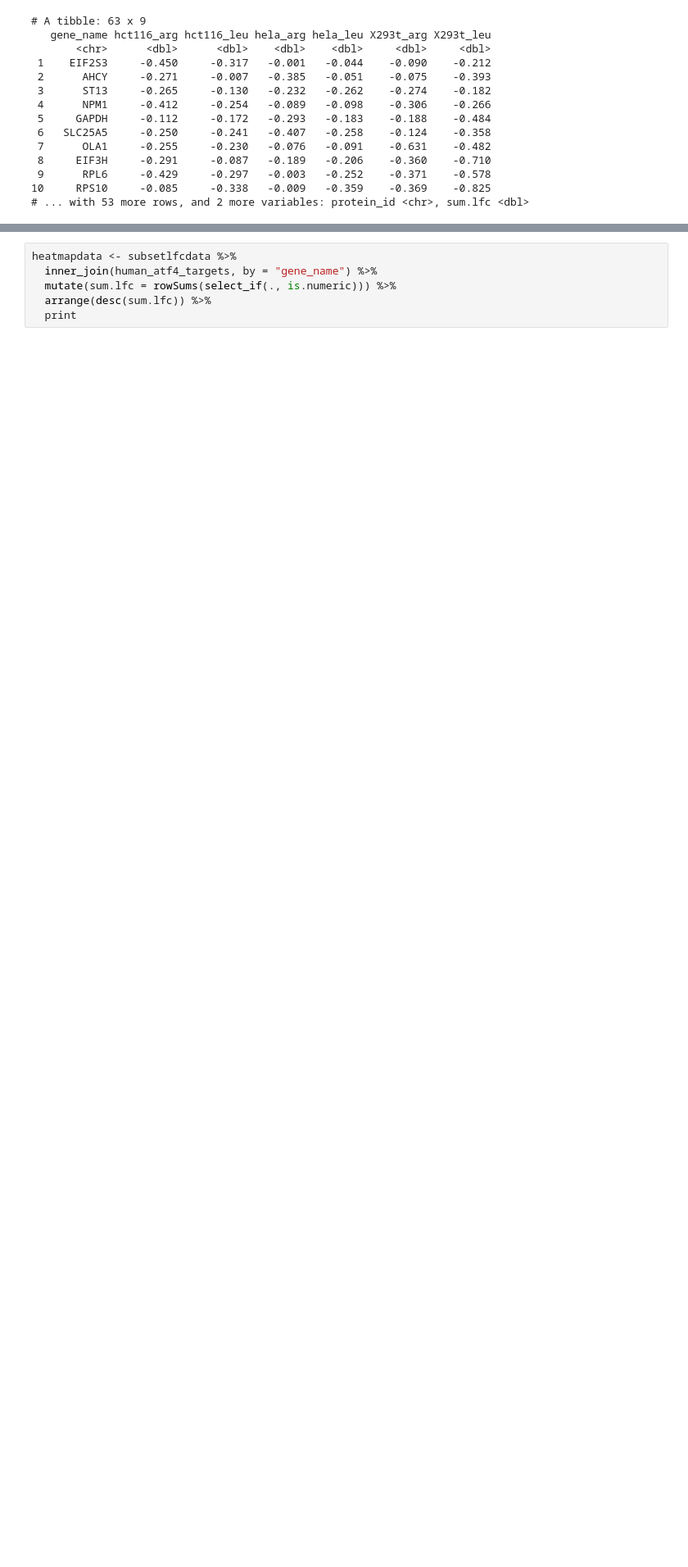
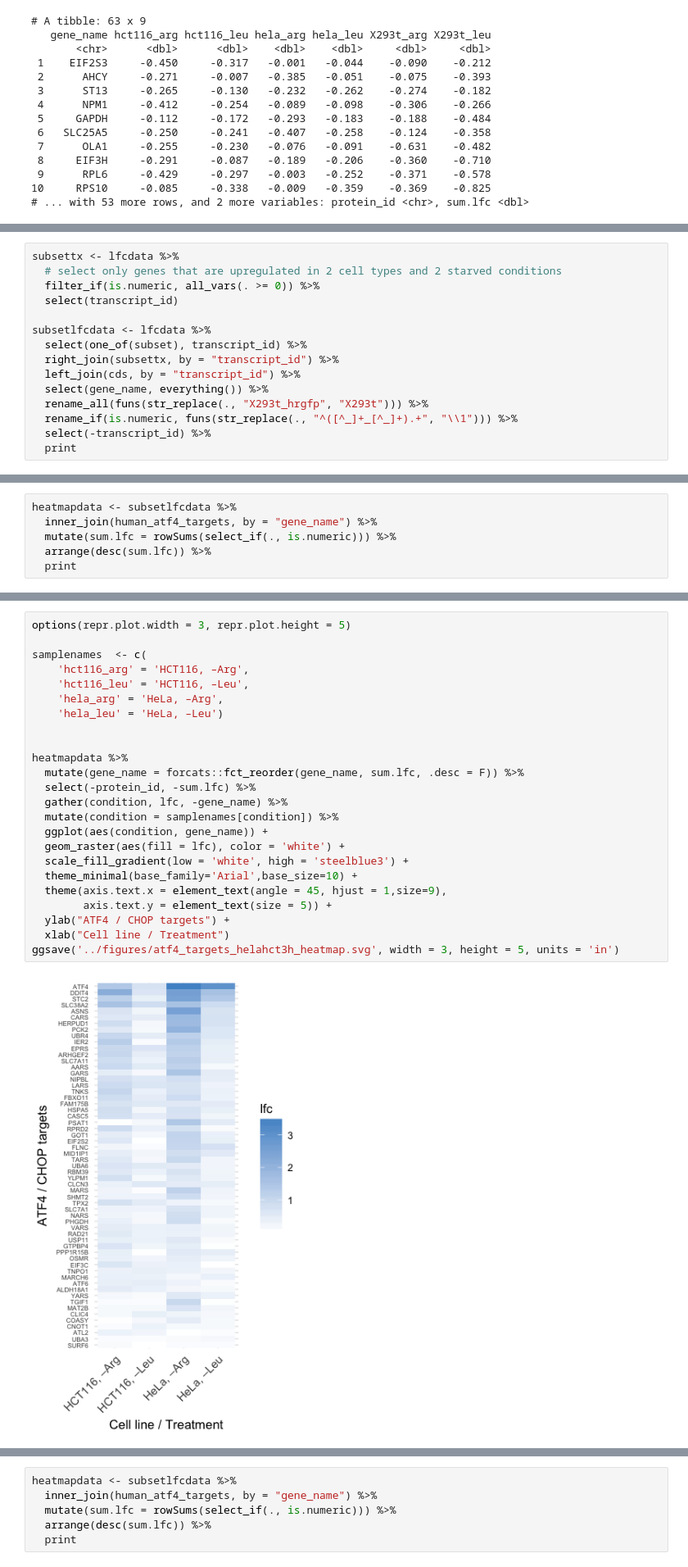
Before and after one commit to adarnell/2017_adarnell_riboseq_Rpipeline_test, a Jupyter notebook: scripts/gene_fold_change_plots.ipynb, the cells around one changed output, grey strips where cells are left out. Shown at 82% size. Cells and saved outputs as stored; diff of their text form; blank space fills up the shorter version.

Commit message:
plotted fold changes in mtor/gcn2 targets in mtor perturb expt data

```diff
--- a/scripts/gene_fold_change_plots.ipynb
+++ b/scripts/gene_fold_change_plots.ipynb
@@ -742,0 +790,15 @@ ggsave('../figures/mtorc1_hsiehtargets_all3celllines3h_heatmap.svg', width = 3,
+# %%
+subsettx <- lfcdata %>%
+  # select only genes that are upregulated in 2 cell types and 2 starved conditions
+  filter_if(is.numeric, all_vars(. >= 0)) %>%
+  select(transcript_id)
+
+subsetlfcdata <- lfcdata %>%
+  select(one_of(subset), transcript_id) %>%
+  right_join(subsettx, by = "transcript_id") %>%
+  left_join(cds, by = "transcript_id") %>%
+  select(gene_name, everything()) %>%
+  rename_all(funs(str_replace(., "X293t_hrgfp", "X293t"))) %>%
+  rename_if(is.numeric, funs(str_replace(., "^([^_]+_[^_]+).+", "\\1"))) %>%
+  select(-transcript_id) %>%
+  print
@@ -742,0 +820,6 @@ ggsave('../figures/mtorc1_hsiehtargets_all3celllines3h_heatmap.svg', width = 3,
+# %%
+heatmapdata <- subsetlfcdata %>%
+  inner_join(human_atf4_targets, by = "gene_name") %>%
+  mutate(sum.lfc = rowSums(select_if(., is.numeric))) %>%
+  arrange(desc(sum.lfc)) %>%
+  print
@@ -742,0 +841,26 @@ ggsave('../figures/mtorc1_hsiehtargets_all3celllines3h_heatmap.svg', width = 3,
+# %%
+options(repr.plot.width = 3, repr.plot.height = 5)
+
+samplenames  <- c(
+    'hct116_arg' = 'HCT116, –Arg',
+    'hct116_leu' = 'HCT116, –Leu',
+    'hela_arg' = 'HeLa, –Arg',
+    'hela_leu' = 'HeLa, –Leu')
+
+
+heatmapdata %>%
+  mutate(gene_name = forcats::fct_reorder(gene_name, sum.lfc, .desc = F)) %>%
+  select(-protein_id, -sum.lfc) %>%
+  gather(condition, lfc, -gene_name) %>%
+  mutate(condition = samplenames[condition]) %>%
+  ggplot(aes(condition, gene_name)) +
+  geom_raster(aes(fill = lfc), color = 'white') +
+  scale_fill_gradient(low = 'white', high = 'steelblue3') +
+  theme_minimal(base_family='Arial',base_size=10) +
+  theme(axis.text.x = element_text(angle = 45, hjust = 1,size=9),
+        axis.text.y = element_text(size = 5)) +
+  ylab("ATF4 / CHOP targets") +
+  xlab("Cell line / Treatment")
+ggsave('../figures/atf4_targets_helahct3h_heatmap.svg', width = 3, height = 5, units = 'in')
+# %% [output]
+[figure, added]
```
Also changed, not shown: parts of 26 cells of this notebook, 8 other files.
